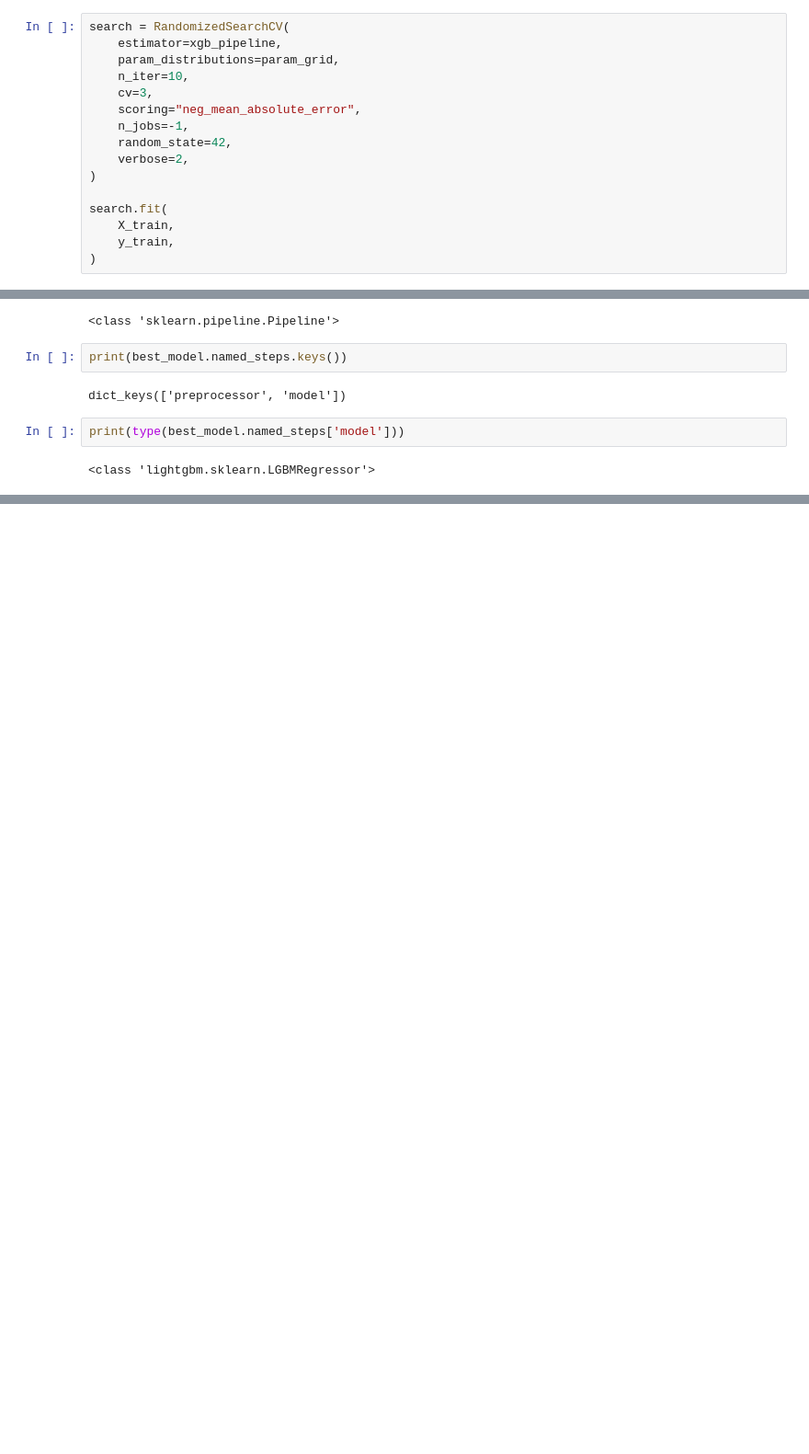
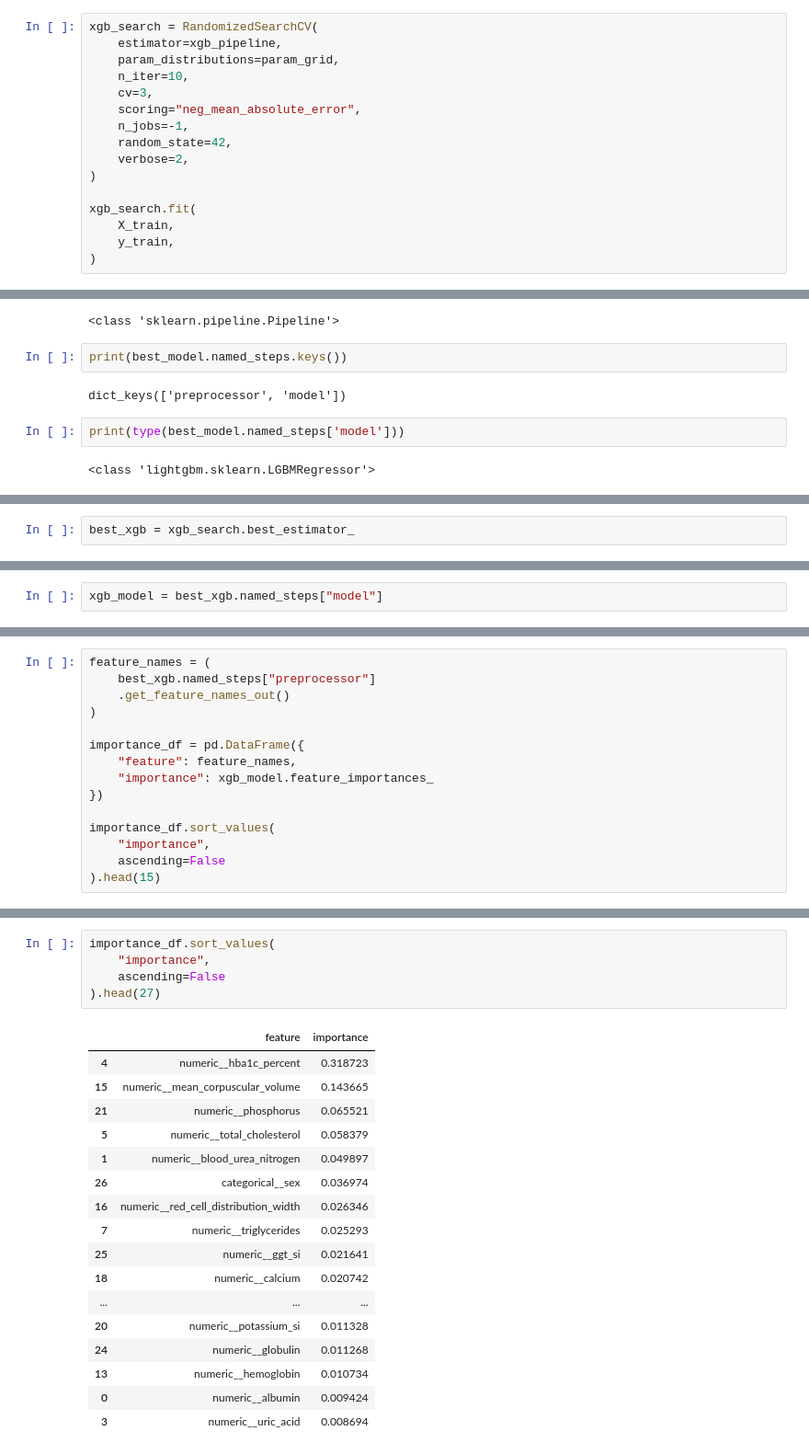
Before and after one commit to AnujCh07ML/BAP_upgrade, a Jupyter notebook: notebooks/model_tuning.ipynb, the cells around one changed output, grey strips where cells are left out. Shown at 92% size. Cells and saved outputs as stored; diff of their text form; blank space fills up the shorter version.

```diff
--- a/notebooks/model_tuning.ipynb
+++ b/notebooks/model_tuning.ipynb
@@ -109,7 +109,7 @@ param_grid = {
     ],
 }
 # %%
-search = RandomizedSearchCV(
+xgb_search = RandomizedSearchCV(
     estimator=xgb_pipeline,
     param_distributions=param_grid,
     n_iter=10,
@@ -120,7 +120,7 @@ search = RandomizedSearchCV(
     verbose=2,
 )
 
-search.fit(
+xgb_search.fit(
     X_train,
     y_train,
 )
@@ -418,0 +439,2 @@ print(type(best_model.named_steps['model']))
+# %%
+best_xgb = xgb_search.best_estimator_
@@ -418,0 +481,2 @@ print(type(best_model.named_steps['model']))
+# %%
+xgb_model = best_xgb.named_steps["model"]
@@ -418,0 +492,15 @@ print(type(best_model.named_steps['model']))
+# %%
+feature_names = (
+    best_xgb.named_steps["preprocessor"]
+    .get_feature_names_out()
+)
+
+importance_df = pd.DataFrame({
+    "feature": feature_names,
+    "importance": xgb_model.feature_importances_
+})
+
+importance_df.sort_values(
+    "importance",
+    ascending=False
+).head(15)
@@ -418,0 +524,23 @@ print(type(best_model.named_steps['model']))
+# %%
+importance_df.sort_values(
+    "importance",
+    ascending=False
+).head(27)
+# %% [output]
+|  | feature | importance |
+| 4 | numeric__hba1c_percent | 0.318723 |
+| 15 | numeric__mean_corpuscular_volume | 0.143665 |
+| 21 | numeric__phosphorus | 0.065521 |
+| 5 | numeric__total_cholesterol | 0.058379 |
+| 1 | numeric__blood_urea_nitrogen | 0.049897 |
+| 26 | categorical__sex | 0.036974 |
+| 16 | numeric__red_cell_distribution_width | 0.026346 |
+| 7 | numeric__triglycerides | 0.025293 |
+| 25 | numeric__ggt_si | 0.021641 |
+| 18 | numeric__calcium | 0.020742 |
+| ... | ... | ... |
+| 20 | numeric__potassium_si | 0.011328 |
+| 24 | numeric__globulin | 0.011268 |
+| 13 | numeric__hemoglobin | 0.010734 |
+| 0 | numeric__albumin | 0.009424 |
+| 3 | numeric__uric_acid | 0.008694 |
```
Also changed, not shown: parts of 21 cells of this notebook, 4 other files.
